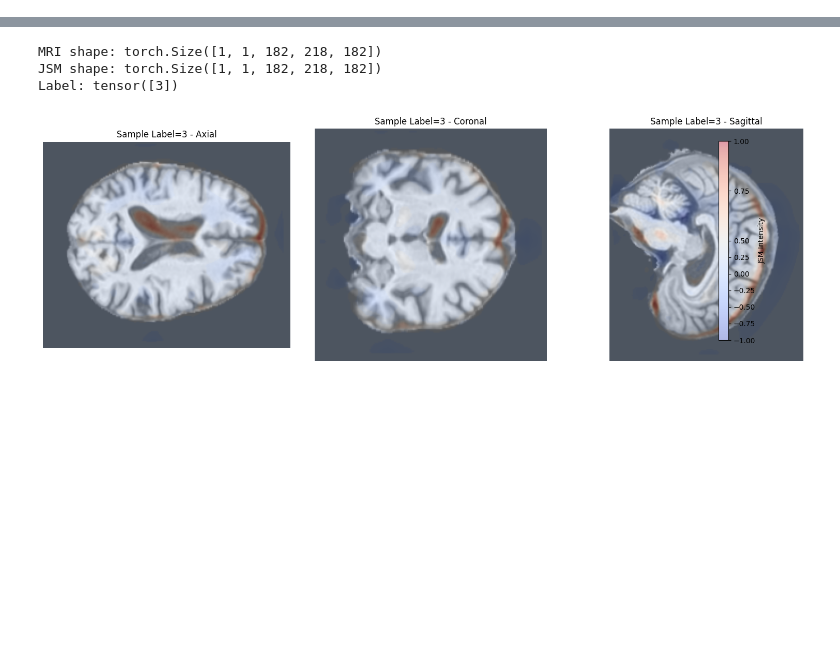
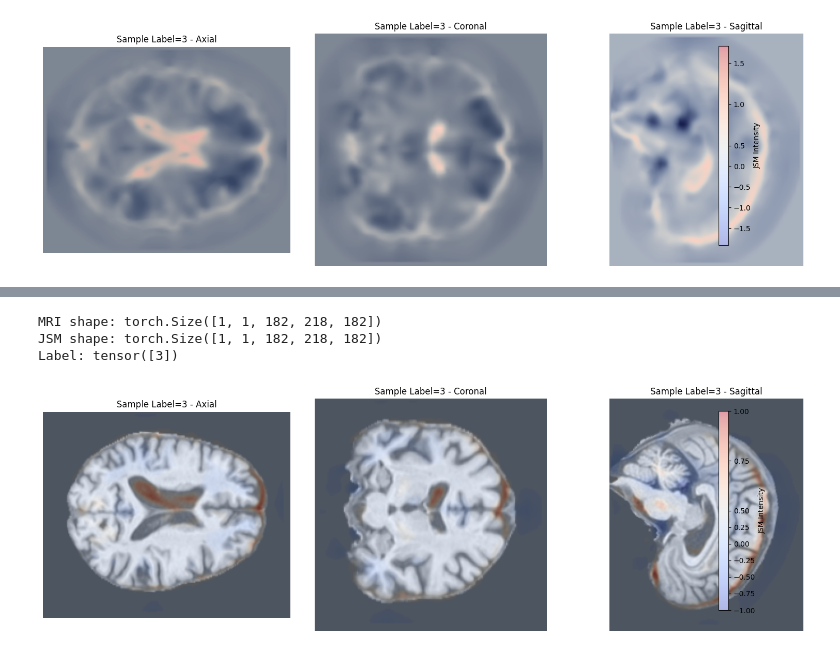
Before and after one commit to Shijia1997/Jacobian_method, a Jupyter notebook: test_run.ipynb, the cells around one changed output, grey strips where cells are left out. Drawn from its saved outputs; the diff is of its cells as text; code cells hidden in the pictures; blank space fills up the shorter version.

```diff
--- a/test_run.ipynb
+++ b/test_run.ipynb
@@ -8,3 +8,33 @@ import ants
 from data_exp_utils import plot_mri_jsm_overlay_views_loaded
 # %%
 dataset = pd.read_csv("jacobian_first_folds_dis.csv")
+# %%
+train_dataset = ADNIMRIDataset(
+    image_paths=dataset.linear_registered_path,
+    image_labels=dataset.DIAGNOSIS,
+    jsm_paths=dataset.syn_jacobian.tolist(),
+    input_type="jsm",
+    apply_random_rotation=False,
+    max_rotation=0,
+    thereshold = 0.0
+)
+
+train_loader = DataLoader(train_dataset, batch_size=1, shuffle=True)
+
+# Example usage
+train_loader = DataLoader(train_dataset, batch_size=1, shuffle=True)
+
+# Grab the first sample
+jsm_tensor, label = next(iter(train_loader))
+
+# Convert to ANTs
+#img_np = img_tensor.squeeze().numpy()  # [D, H, W]
+jsm_np = jsm_tensor.squeeze().numpy()  # [D, H, W]
+
+#mri_ants = ants.from_numpy(img_np)
+jsm_ants = ants.from_numpy(jsm_np)
+
+# Plot overlay
+plot_mri_jsm_overlay_views_loaded(jsm_ants, jsm_ants, title_prefix=f"Sample Label={label.item()}")
+# %% [output]
+[figure, added]
```
Also changed, not shown: parts of 14 cells of this notebook, 5 other files.
